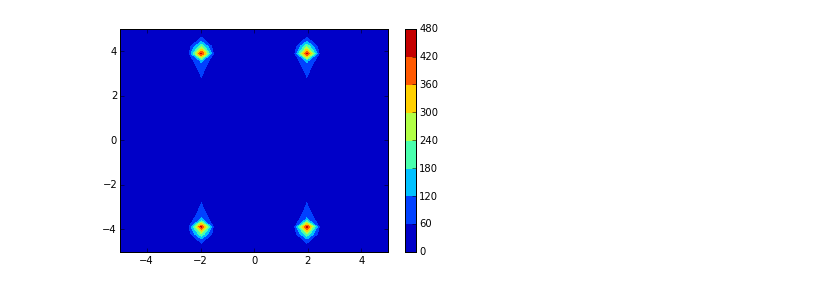
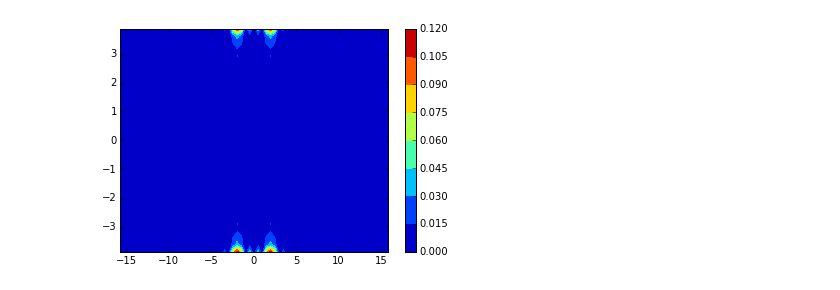
Before and after one commit to LBL-EESA/fastkde, a Jupyter notebook: DFT testing.ipynb, the cells around one changed output. Saved outputs shown, nothing was run; the diff lists cells and outputs as text; code cells hidden in the pictures.

```diff
--- a/DFT testing.ipynb
+++ b/DFT testing.ipynb
@@ -38,14 +43,13 @@ def calcTfromX(xpoints):
 tx = calcXfromT(x)
 ty = calcXfromT(y)
 
-ffty = fft.fftshift(fft.fftn(zz))
-PP.contourf(tx,ty,abs(ffty))
-PP.xlim([-5,5])
-PP.ylim([-5,5])
-PP.colorbar()
-PP.show()
+fftzz = fft.fftshift(fft.ifftn(zz))
-# %% [output]
-[figure, removed]
+# %%
+PP.contourf(tx,ty,abs(fftzz))
+PP.colorbar()
+PP.show()
+# %% [output]
+[figure, added]
 # %%
 ntmax = max(len(tx),len(ty))
 fillVal = -1e20
```
Also changed, not shown: parts of 9 cells of this notebook, 1 other file.
